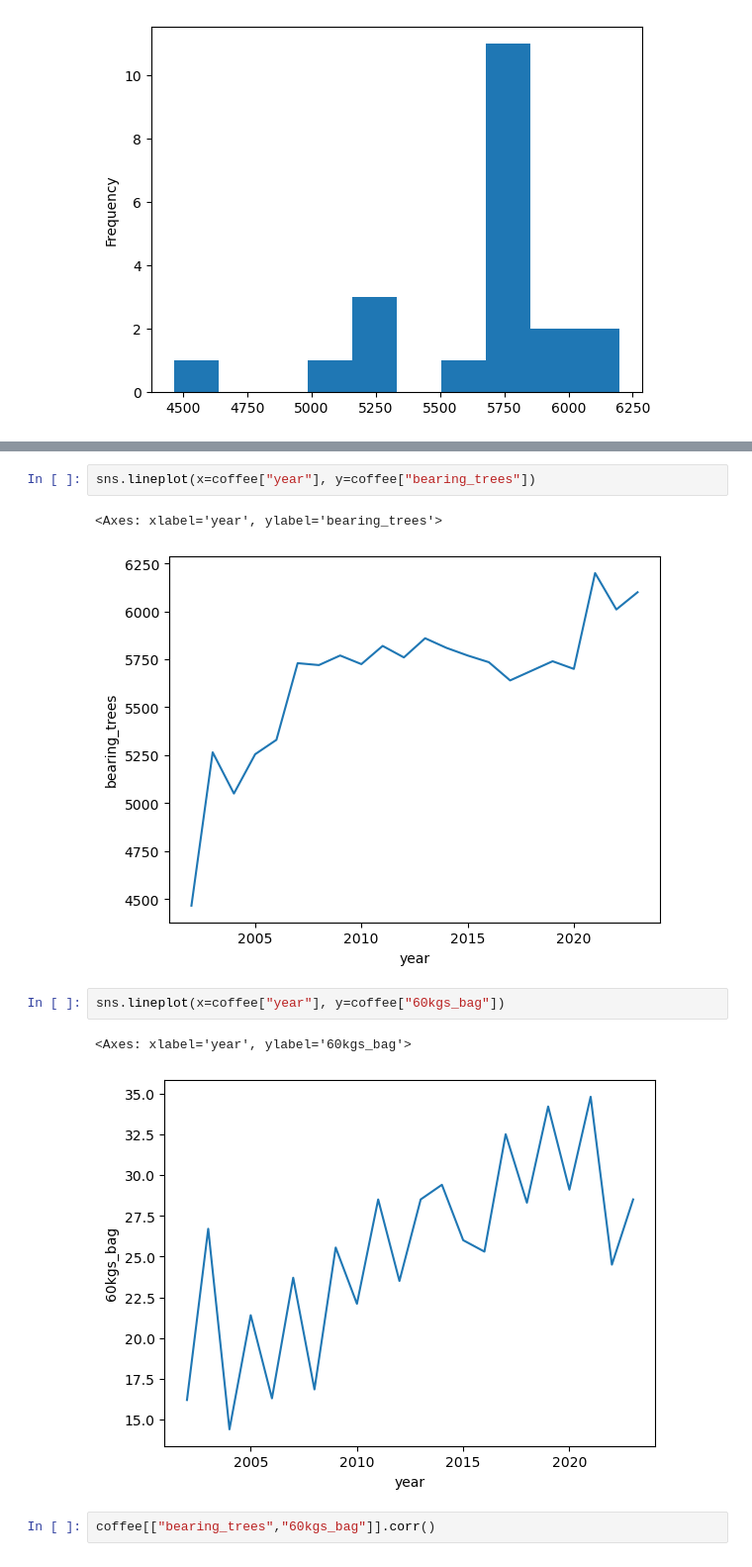
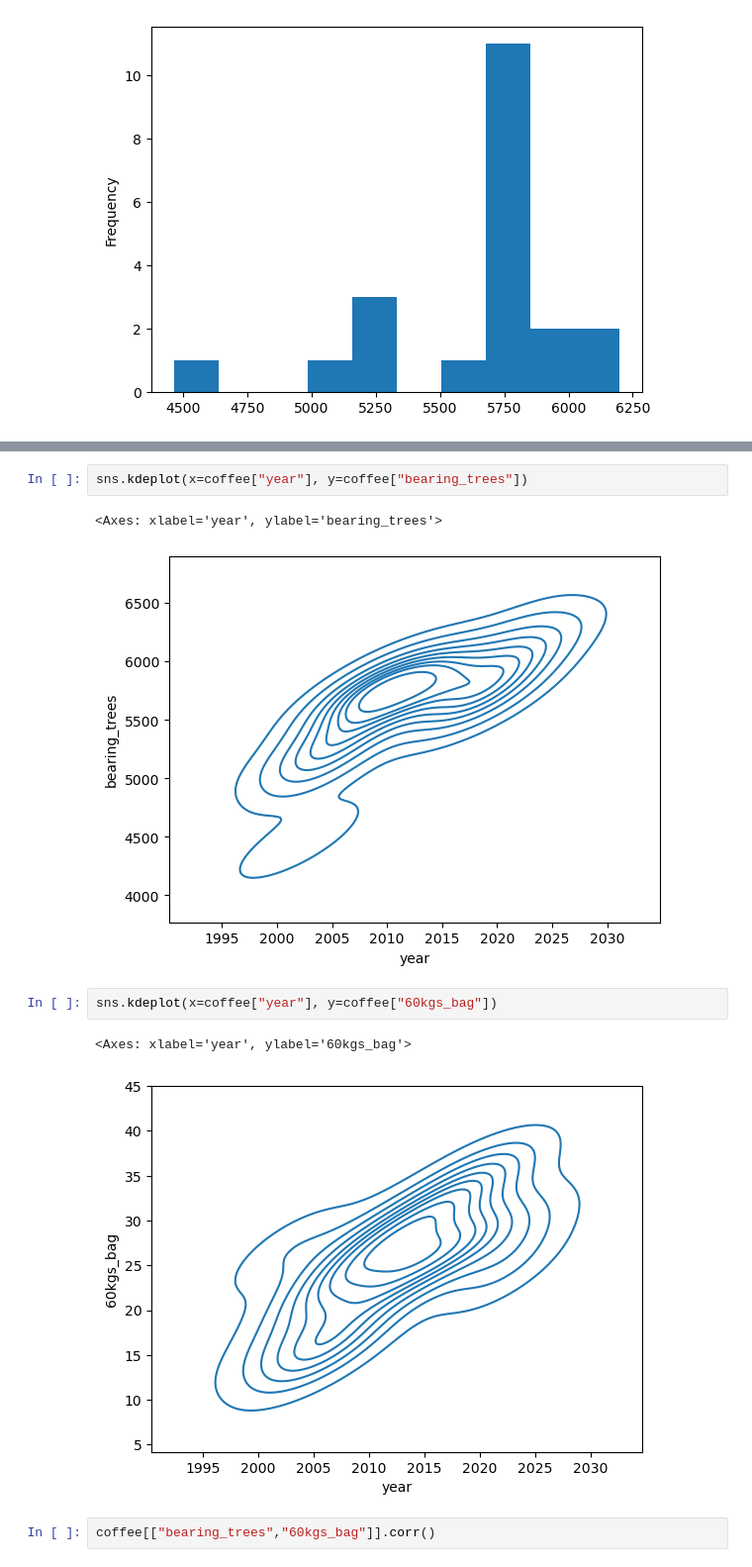
Before and after one commit to Kachi031/Coffee_Chat, a Jupyter notebook: notebooks/explore_coffee.ipynb, the cells around one changed output, grey strips where cells are left out. Shown at 99% size. Drawn from its saved outputs; the diff is of its cells as text.

```diff
--- a/notebooks/explore_coffee.ipynb
+++ b/notebooks/explore_coffee.ipynb
@@ -112,13 +125,13 @@ sns.lineplot(x=coffee["60kgs_bag"], y=coffee["bearing_hectares"])
 # %%
-sns.lineplot(x=coffee["year"], y=coffee["bearing_trees"])
+sns.kdeplot(x=coffee["year"], y=coffee["bearing_trees"])
 # %% [output]
 <Axes: xlabel='year', ylabel='bearing_trees'>
-[figure, old version]
+[figure, new version]
 # %%
-sns.lineplot(x=coffee["year"], y=coffee["60kgs_bag"])
+sns.kdeplot(x=coffee["year"], y=coffee["60kgs_bag"])
 # %% [output]
 <Axes: xlabel='year', ylabel='60kgs_bag'>
-[figure, old version]
+[figure, new version]
 # %%
 coffee[["bearing_trees","60kgs_bag"]].corr()
 # %% [output]
```
Also changed, not shown: parts of 9 cells of this notebook, 4 other files.
